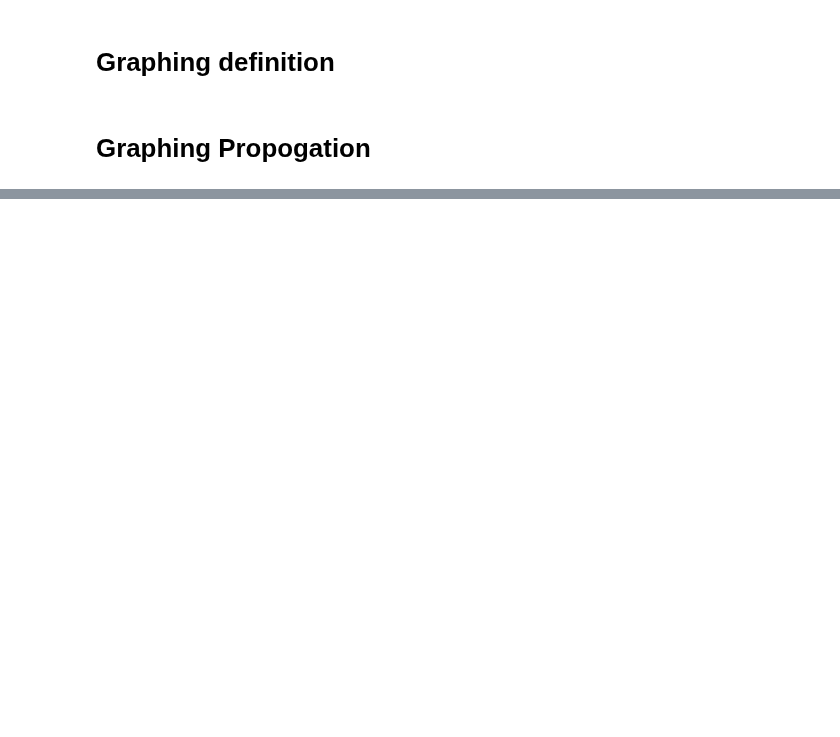
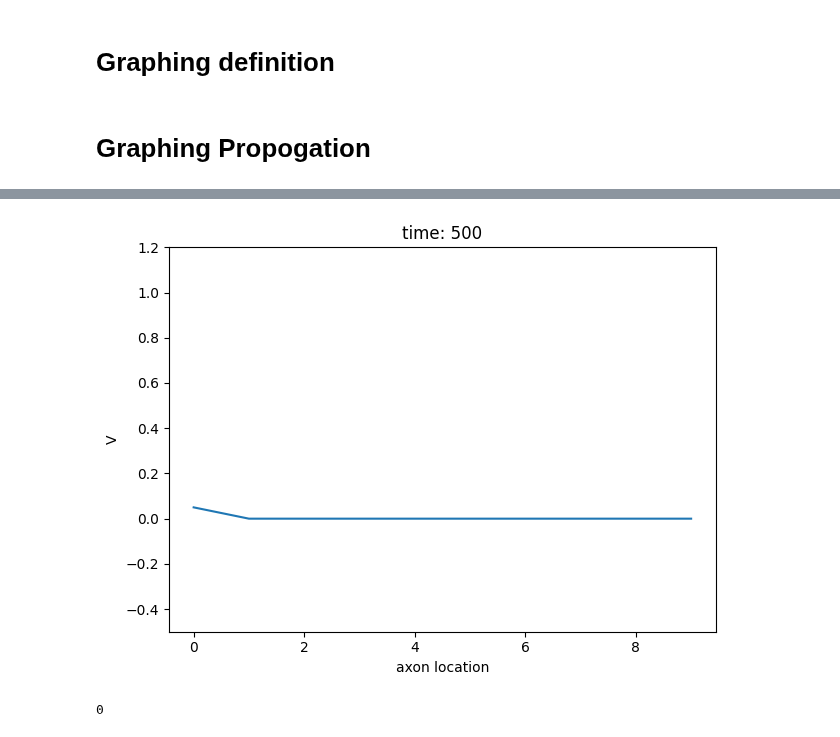
Before and after one commit to apapangelapeng/Neuron-Model, a Jupyter notebook: jackson_graphing/Propogate_AP.ipynb, the cells around one changed output, grey strips where cells are left out. Cells and saved outputs as stored; diff of their text form; code cells hidden in the pictures; blank space fills up the shorter version.

```diff
--- a/jackson_graphing/Propogate_AP.ipynb
+++ b/jackson_graphing/Propogate_AP.ipynb
@@ -50,0 +53,18 @@ graph_df(propogate_ap_df,0,len(propogate_ap_df))
+# %%
+def graph_time_frame(data_frame,time_frame):
+    row1 = data_frame.iloc[time_frame]
+    x = np.arange(0,10,step = 1)
+    fig, ax = plt.subplots()
+    ax.plot(x,row1)
+    ax.set_xlabel("axon location")
+    ax.set_ylabel("V")
+    ax.set_title(f"time: {time_frame}")
+    ax.set_ylim(-0.5,1.2)
+    plt.plot()
+    plt.tight_layout()
+    plt.savefig(f"../graphs/2D/{time_frame}")
+    plt.close()
+# %%
+graph_time_frame(propogate_ap_df,500)
+# %% [output]
+[figure, added]
@@ -50,0 +74,8 @@ graph_df(propogate_ap_df,0,len(propogate_ap_df))
+# %%
+now = datetime.now()
+current_time = now.strftime("%H:%M:%S")
+
+os.system(
+                "convert -delay 5 -loop 0 $(ls -1 ../graphs/2D/*.png | sort -V) -quality 95 ../vid/{}_{}.mp4".format("propagation",current_time))
+# %% [output]
+0
```
Also changed, not shown: parts of 5 cells of this notebook, 2 other files.
